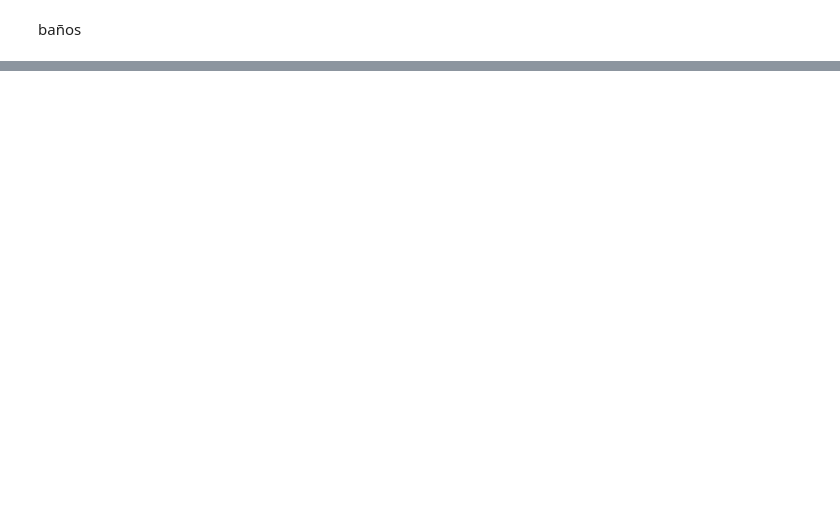
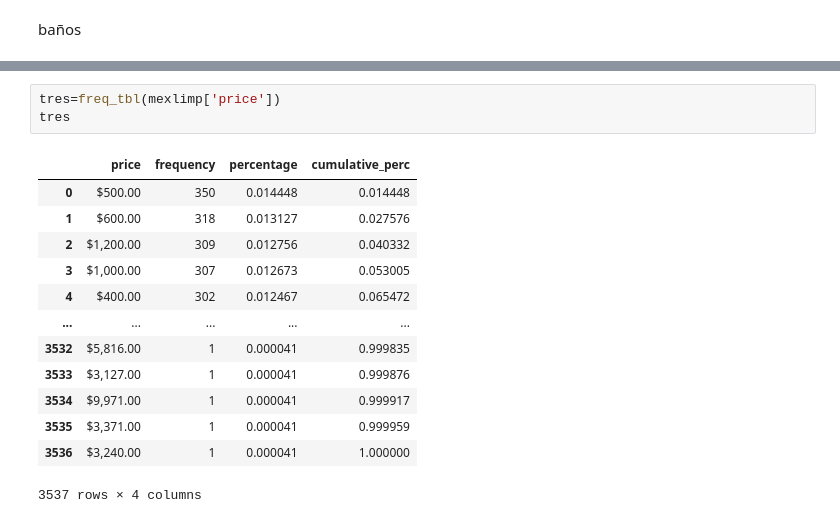
Before and after one commit to karen1203/Actividad_6, a Jupyter notebook: Act6.ipynb, the cells around one changed output, grey strips where cells are left out. Cells and saved outputs as stored; diff of their text form; blank space fills up the shorter version.

```diff
--- a/Act6.ipynb
+++ b/Act6.ipynb
@@ -446,0 +505,17 @@ i
+# %%
+tres=freq_tbl(mexlimp['price'])
+tres
+# %% [output]
+|  | price | frequency | percentage | cumulative_perc |
+| 0 | $500.00 | 350 | 0.014448 | 0.014448 |
+| 1 | $600.00 | 318 | 0.013127 | 0.027576 |
+| 2 | $1,200.00 | 309 | 0.012756 | 0.040332 |
+| 3 | $1,000.00 | 307 | 0.012673 | 0.053005 |
+| 4 | $400.00 | 302 | 0.012467 | 0.065472 |
+| ... | ... | ... | ... | ... |
+| 3532 | $5,816.00 | 1 | 0.000041 | 0.999835 |
+| 3533 | $3,127.00 | 1 | 0.000041 | 0.999876 |
+| 3534 | $9,971.00 | 1 | 0.000041 | 0.999917 |
+| 3535 | $3,371.00 | 1 | 0.000041 | 0.999959 |
+| 3536 | $3,240.00 | 1 | 0.000041 | 1.000000 |
+3537 rows × 4 columns
```
Also changed, not shown: parts of 16 cells of this notebook.
